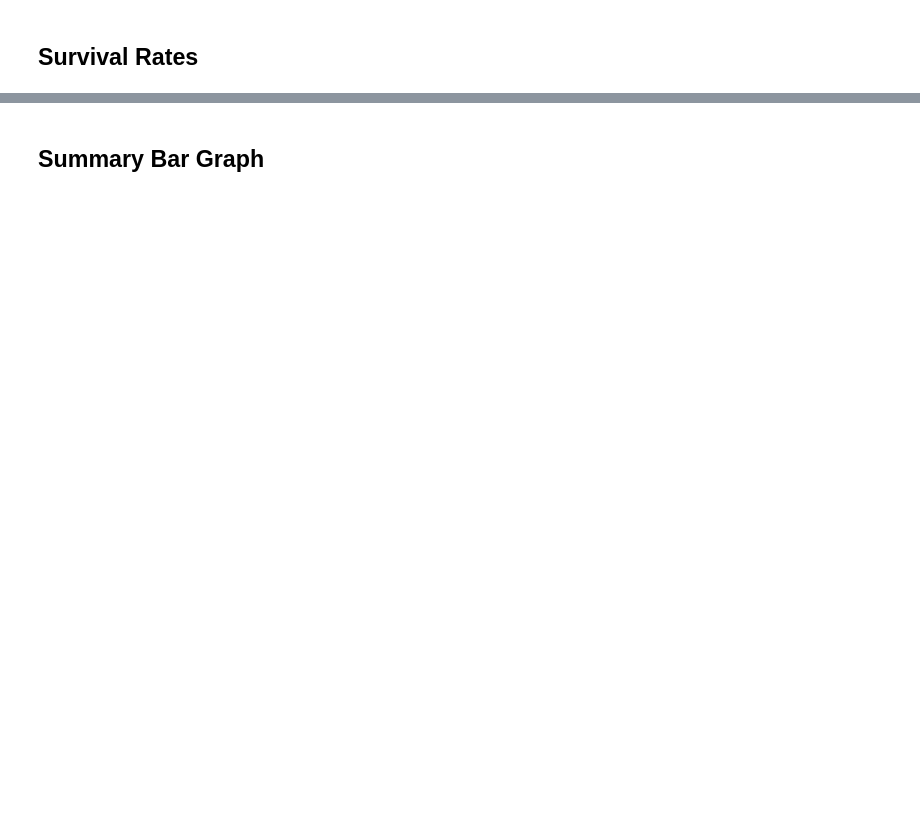
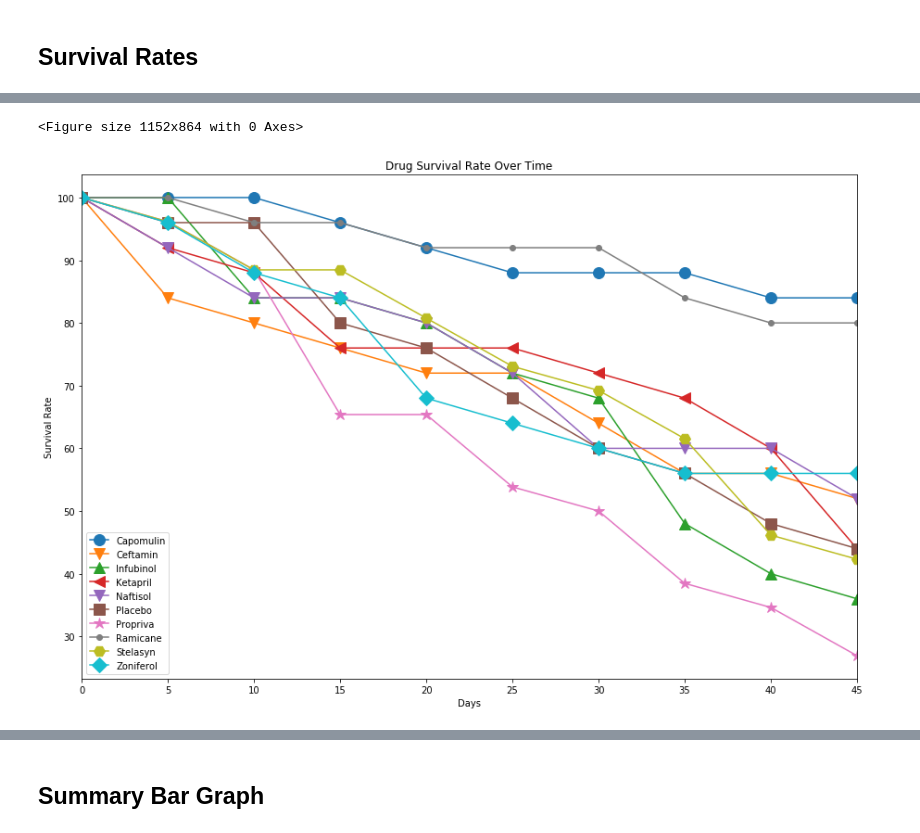
Before and after one commit to scottcm73/matplotliba-challenge, a Jupyter notebook: Pymaceuticals/pymaceuticals2-1.ipynb, the cells around one changed output, grey strips where cells are left out. Saved outputs shown, nothing was run; the diff lists cells and outputs as text; code cells hidden in the pictures; blank space fills up the shorter version.

```diff
--- a/Pymaceuticals/pymaceuticals2-1.ipynb
+++ b/Pymaceuticals/pymaceuticals2-1.ipynb
@@ -376,0 +416,4 @@ mice_count_pivot
+# %%
+mice_count_pivot=mice_count_df.pivot(index='Timepoint', columns='Drug', values='Survival Rate')
+
+mice_count_pivot
@@ -377,3 +433,35 @@ mice_count_pivot
+# %%
+# Minor Data Munging to Re-Format the Data Frames
+
+# Preview the Data Frame
+# Generate the Plot (with Error Bars)
+plt.figure(num=1, figsize=(16,12))
+
+
+
+this_plot3=mice_count_pivot.plot(kind='line', markersize=12)
+#Ensures that the line colors match
+this_plot3.set_prop_cycle(None)
+
+
+
+plt.xlabel('Days')
+plt.ylabel('Survival Rate')
+plt.title('Drug Survival Rate Over Time')
+plt.gcf().set_size_inches(15, 10)
+
+markers_list=['o', 'v', '^', '<', 'v', 's', '*', '.', 'H', 'D', 'X', 'p']
+
+for i, line in enumerate(this_plot3.get_lines()):
+    line.set_marker(markers_list[i])
+
+this_plot3.legend(this_plot3.get_lines(), mean_mt_site_df_pivot.columns, loc='best')
+
+plt.savefig('drug_survival_rate.png')
+plt.show()
+# %% [output]
+<Figure size 1152x864 with 0 Axes>
+[figure, added]
 # %%
 # Generate the Plot (Accounting for percentages)
 
```
Also changed, not shown: parts of 16 cells of this notebook.
